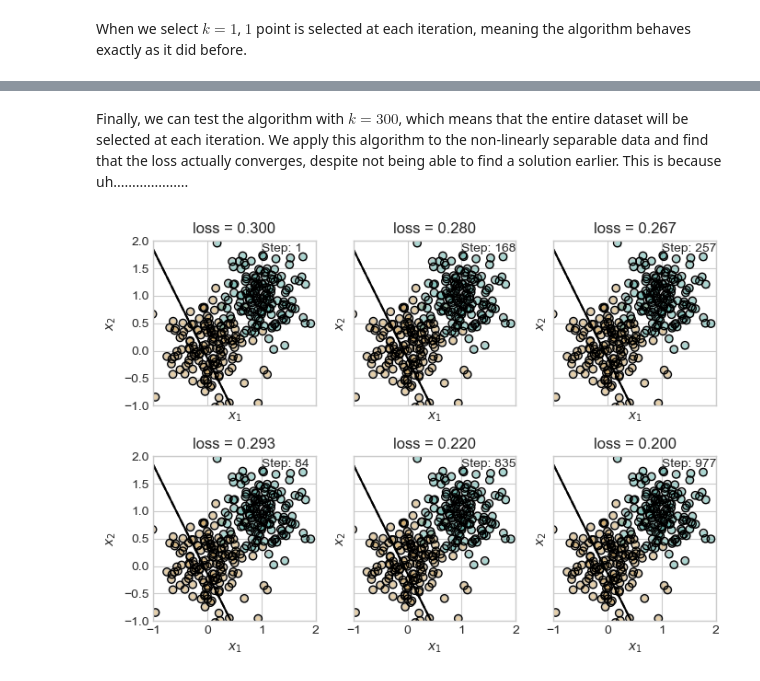
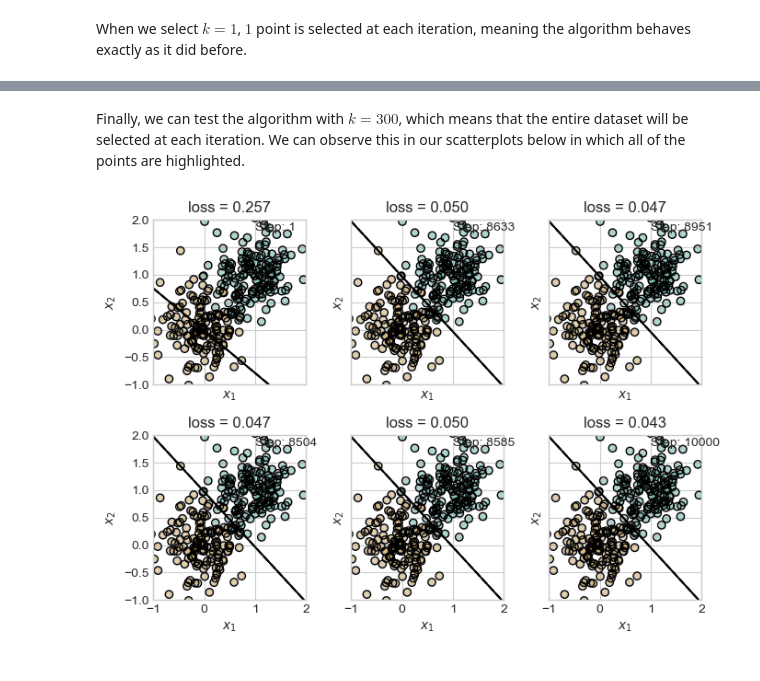
Before and after one commit to omar-armbruster/omar-armbruster.github.io, a Jupyter notebook: posts/perceptron/index.ipynb, the cells around one changed output, grey strips where cells are left out. Cells and saved outputs as stored; diff of their text form; code cells hidden in the pictures.

Commit message:
Perceptron final

```diff
--- a/posts/perceptron/index.ipynb
+++ b/posts/perceptron/index.ipynb
@@ -171,16 +175,18 @@ def plot_progress(X, y, ws, loss, idxs, axarr):
     marker_map = {-1 : 0, 1 : 1}
     s_loss, steps = progress_loss(loss)
     idx = idxs[steps]
+    w = ws[steps]
     if len(s_loss) > axarr.size:
         intermediate = steps[1:-1][torch.randint(len(steps) - 2, (axarr.size - 2,))]
-        steps = np.insert(np.insert(intermediate, 0, 0), 5, steps[-1])
+        steps = np.insert(np.insert(intermediate, 0, 0), axarr.size - 1, steps[-1])
         s_loss = loss[steps]
         idx = idxs[steps]
+        w = ws[steps]
     for i, l in enumerate(s_loss):
-        ax = ax = axarr.ravel()[i]
-        plot_perceptron_data(X, y, ax,)
-        draw_line(ws[i,0], x_min = -1, x_max = 2, ax = ax, color = "black", linestyle = "dashed")
-        draw_line(ws[i,1], x_min = -1, x_max = 2, ax = ax, color = "black")
+        ax = axarr.ravel()[i]
+        plot_perceptron_data(X, y, ax)
+        draw_line(w[i,0], x_min = -1, x_max = 2, ax = ax, color = "black", linestyle = "dashed")
+        draw_line(w[i,1], x_min = -1, x_max = 2, ax = ax, color = "black")
         ax.scatter(X[idx[i],0],X[idx[i],1], color = "black", facecolors = "none", edgecolors = "black", marker = markers[marker_map[2*(y[i].item())-1]])
         ax.set_title(f"loss = {l:.3f}")
         ax.set(xlim = (-1, 2), ylim = (-1, 2))
@@ -260,6 +269,8 @@ We can further augment the perceptron algorithm by adding batch adjustments to t
 def Percy_with_multitasking(X, y, k = 1, alpha = 1, max_iter = 1000):
     p = Perceptron()
     opt = PerceptronOptimizer(p)
+    p.loss(X,y)
+
     loss = 1.0
     # for keeping track of loss and weight values
     loss_vec = []
@@ -269,8 +280,9 @@ def Percy_with_multitasking(X, y, k = 1, alpha = 1, max_iter = 1000):
     n = X.size()[0]
     iter = 0
     while loss > 0 and iter < max_iter: #Only proceeds if there are still misclassifications and if we have not exceeded the iteration cutoff.
-        iter += 1
-
+        #Save previous weights for plotting progress on misclassified iterations
+        old_w = torch.clone(p.w)
+        old_ws.append(old_w)
 
         # pick a batch of random data points
         ix = torch.randperm(X.size(0))[:k]
@@ -280,16 +292,14 @@ def Percy_with_multitasking(X, y, k = 1, alpha = 1, max_iter = 1000):
 
         local_loss = p.loss(x_i, y_i).item()
         if local_loss > 0: # Only perform following operations if the point we selected is misclasssified
-           #Save previous weights for plotting progress on misclassified iterations
-            old_w = torch.clone(p.w)
-            old_ws.append(old_w)
             # perform a perceptron update using the random data point we selected
             opt.step(x_i, y_i, alpha)
-            new_w = torch.clone(p.w)
-            new_ws.append(new_w)
+        new_w = torch.clone(p.w)
+        new_ws.append(new_w)
         # Calculate loss after possible step and append to our list
         loss = p.loss(X, y)
         loss_vec.append(loss)
+        iter += 1
     return p, np.array(loss_vec), np.vstack((old_ws, new_ws)).T, np.array(idxs)
 # %% [markdown]
 When we select $k = 1$, $1$ point is selected at each iteration, meaning the algorithm behaves exactly as it did before.
@@ -316,11 +326,11 @@ plt.tight_layout()
 # %% [markdown]
-Finally, we can test the algorithm with $k = 300$, which means that the entire dataset will be selected at each iteration. We apply this algorithm to the non-linearly separable data and find that the loss actually converges, despite not being able to find a solution earlier. This is because uh....................
+Finally, we can test the algorithm with $k = 300$, which means that the entire dataset will be selected at each iteration. We can observe this in our scatterplots below in which all of the points are highlighted.
 # %%
-# torch.manual_seed(20)
-p, loss, ws, idxs = Percy_with_multitasking(uX, uy, k = 300, alpha = 0.001, max_iter=1000)
+torch.manual_seed(21)
+p, loss, ws, idxs = Percy_with_multitasking(uX, uy, k = 300, alpha = 0.001, max_iter=10000)
 plt.rcParams["figure.figsize"] = (7, 5)
 fig, axarr = plt.subplots(2, 3, sharex = True, sharey = True)
 plot_progress(uX, uy, ws, loss, idxs, axarr)
 plt.tight_layout()
 # %% [output]
-[figure, old version]
+[figure, new version]
```
Also changed, not shown: parts of 23 cells of this notebook, 15 other files.
